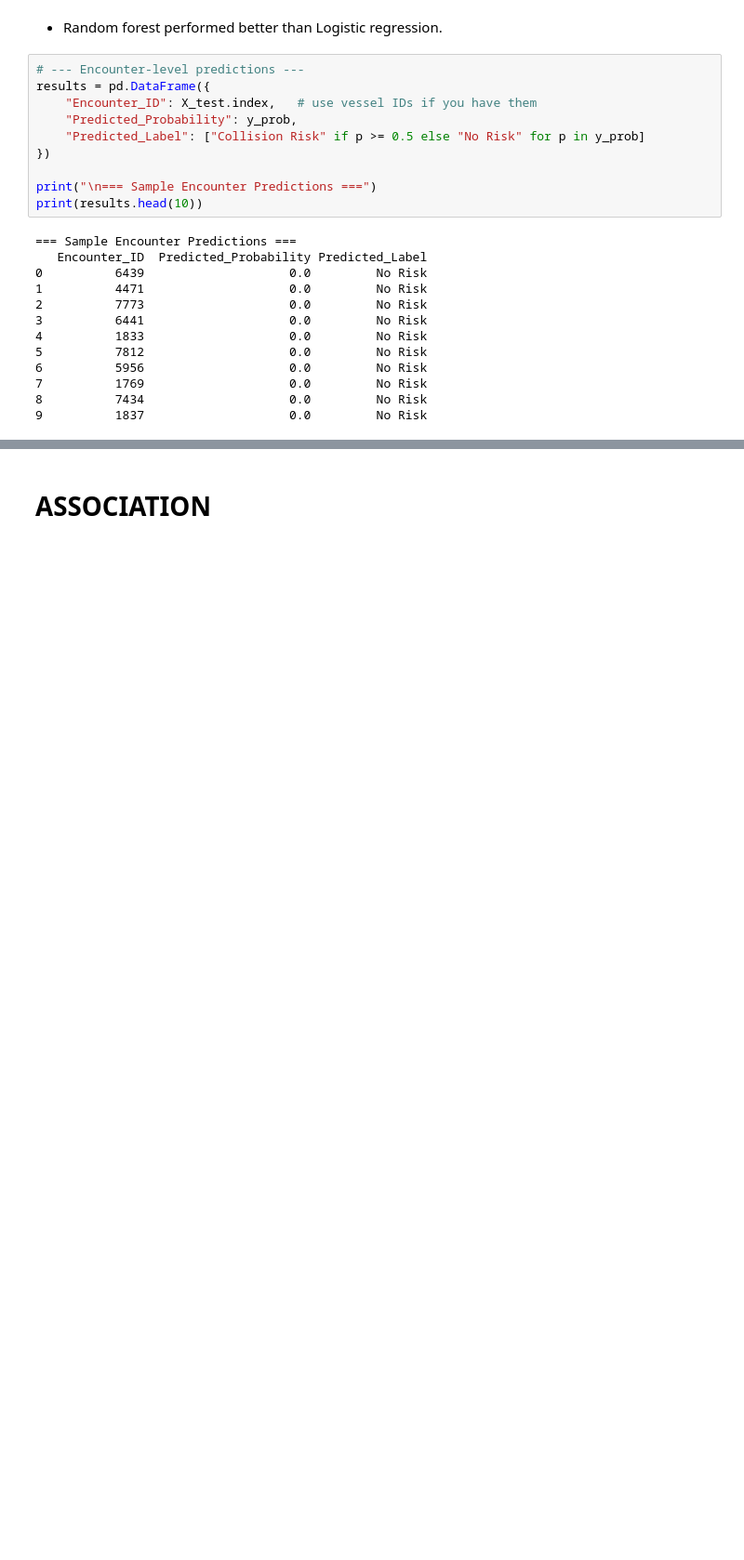
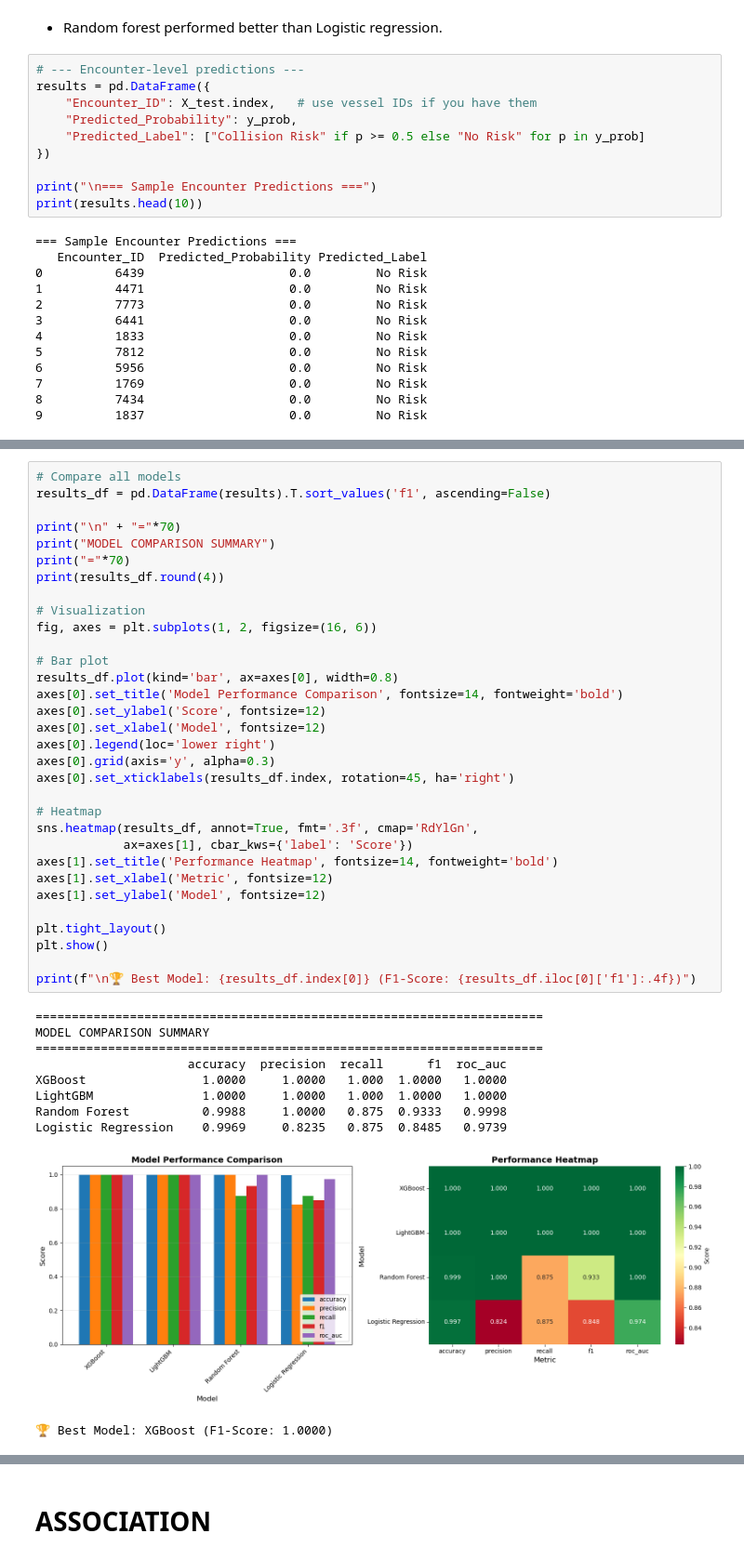
Before and after one commit to zuweii/datamining, a Jupyter notebook: collision.ipynb, the cells around one changed output, grey strips where cells are left out. Shown at 93% size. Saved outputs shown, nothing was run; the diff lists cells and outputs as text; blank space fills up the shorter version.

Commit message:
Added improved classification model

```diff
--- a/collision.ipynb
+++ b/collision.ipynb
@@ -350,0 +470,43 @@ print(results.head(10))
+# %%
+# Compare all models
+results_df = pd.DataFrame(results).T.sort_values('f1', ascending=False)
+
+print("\n" + "="*70)
+print("MODEL COMPARISON SUMMARY")
+print("="*70)
+print(results_df.round(4))
+
+# Visualization
+fig, axes = plt.subplots(1, 2, figsize=(16, 6))
+
+# Bar plot
+results_df.plot(kind='bar', ax=axes[0], width=0.8)
+axes[0].set_title('Model Performance Comparison', fontsize=14, fontweight='bold')
+axes[0].set_ylabel('Score', fontsize=12)
+axes[0].set_xlabel('Model', fontsize=12)
+axes[0].legend(loc='lower right')
+axes[0].grid(axis='y', alpha=0.3)
+axes[0].set_xticklabels(results_df.index, rotation=45, ha='right')
+
+# Heatmap
+sns.heatmap(results_df, annot=True, fmt='.3f', cmap='RdYlGn',
+            ax=axes[1], cbar_kws={'label': 'Score'})
+axes[1].set_title('Performance Heatmap', fontsize=14, fontweight='bold')
+axes[1].set_xlabel('Metric', fontsize=12)
+axes[1].set_ylabel('Model', fontsize=12)
+
+plt.tight_layout()
+plt.show()
+
+print(f"\n🏆 Best Model: {results_df.index[0]} (F1-Score: {results_df.iloc[0]['f1']:.4f})")
+# %% [output]
+======================================================================
+MODEL COMPARISON SUMMARY
+======================================================================
+                     accuracy  precision  recall      f1  roc_auc
+XGBoost                1.0000     1.0000   1.000  1.0000   1.0000
+LightGBM               1.0000     1.0000   1.000  1.0000   1.0000
+Random Forest          0.9988     1.0000   0.875  0.9333   0.9998
+Logistic Regression    0.9969     0.8235   0.875  0.8485   0.9739
+[figure, added]
+🏆 Best Model: XGBoost (F1-Score: 1.0000)
```
Also changed, not shown: parts of 9 cells of this notebook.
